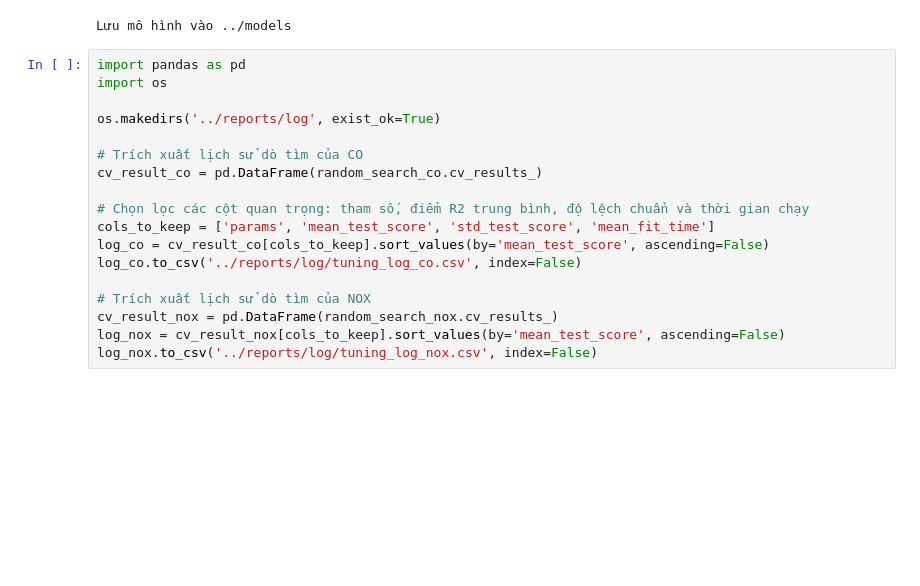
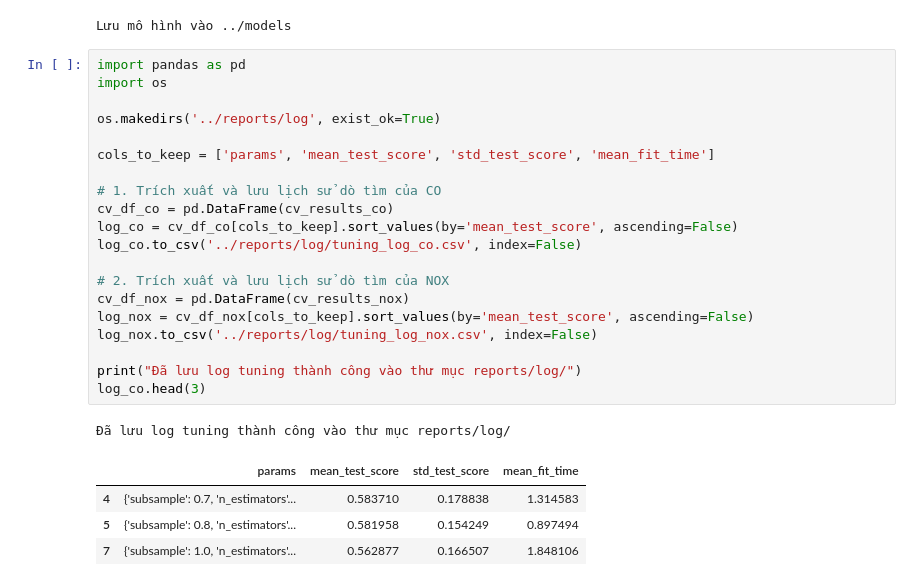
Before and after one commit to hoangsank/BTL---Machine-Learning---co3117-, a Jupyter notebook: notebooks/04_model_boosting.ipynb, the cells around one changed output. Drawn from its saved outputs; the diff is of its cells as text; blank space fills up the shorter version.

```diff
--- a/notebooks/04_model_boosting.ipynb
+++ b/notebooks/04_model_boosting.ipynb
@@ -247,18 +294,26 @@ Lưu mô hình vào ../models
 # %%
 import pandas as pd
 import os
 
 os.makedirs('../reports/log', exist_ok=True)
 
-# Trích xuất lịch sử dò tìm của CO
-cv_result_co = pd.DataFrame(random_search_co.cv_results_)
+cols_to_keep = ['params', 'mean_test_score', 'std_test_score', 'mean_fit_time']
 
-# Chọn lọc các cột quan trọng: tham số, điểm R2 trung bình, độ lệch chuẩn và thời gian chạy
-cols_to_keep = ['params', 'mean_test_score', 'std_test_score', 'mean_fit_time']
-log_co = cv_result_co[cols_to_keep].sort_values(by='mean_test_score', ascending=False)
+# 1. Trích xuất và lưu lịch sử dò tìm của CO
+cv_df_co = pd.DataFrame(cv_results_co)
+log_co = cv_df_co[cols_to_keep].sort_values(by='mean_test_score', ascending=False)
 log_co.to_csv('../reports/log/tuning_log_co.csv', index=False)
 
-# Trích xuất lịch sử dò tìm của NOX
-cv_result_nox = pd.DataFrame(random_search_nox.cv_results_)
-log_nox = cv_result_nox[cols_to_keep].sort_values(by='mean_test_score', ascending=False)
+# 2. Trích xuất và lưu lịch sử dò tìm của NOX
+cv_df_nox = pd.DataFrame(cv_results_nox)
+log_nox = cv_df_nox[cols_to_keep].sort_values(by='mean_test_score', ascending=False)
 log_nox.to_csv('../reports/log/tuning_log_nox.csv', index=False)
+
+print("Đã lưu log tuning thành công vào thư mục reports/log/")
+log_co.head(3)
+# %% [output]
+Đã lưu log tuning thành công vào thư mục reports/log/
+|  | params | mean_test_score | std_test_score | mean_fit_time |
+| 4 | {'subsample': 0.7, 'n_estimators'... | 0.583710 | 0.178838 | 1.314583 |
+| 5 | {'subsample': 0.8, 'n_estimators'... | 0.581958 | 0.154249 | 0.897494 |
+| 7 | {'subsample': 1.0, 'n_estimators'... | 0.562877 | 0.166507 | 1.848106 |
```
Also changed, not shown: parts of 8 cells of this notebook, 10 other files.
